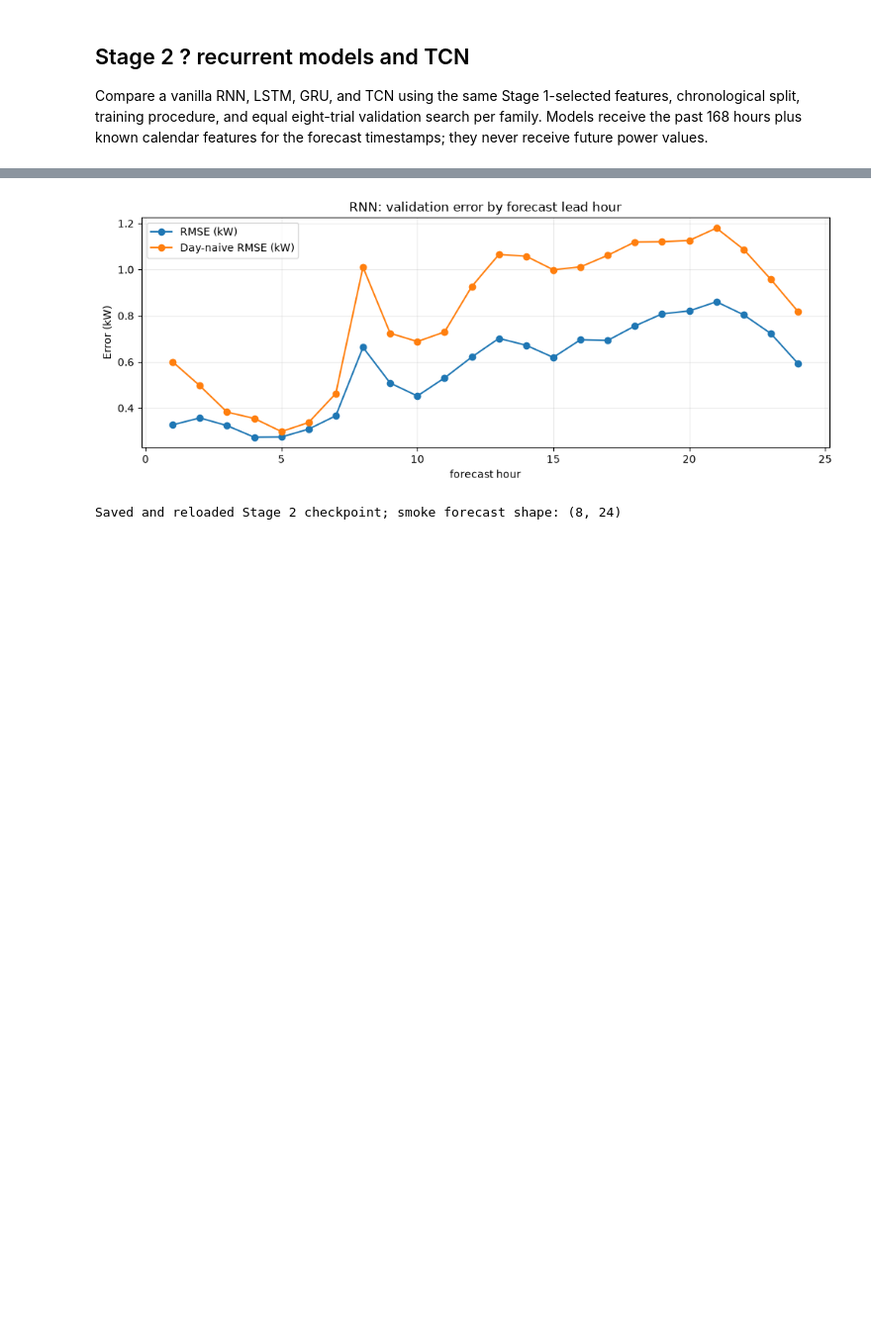
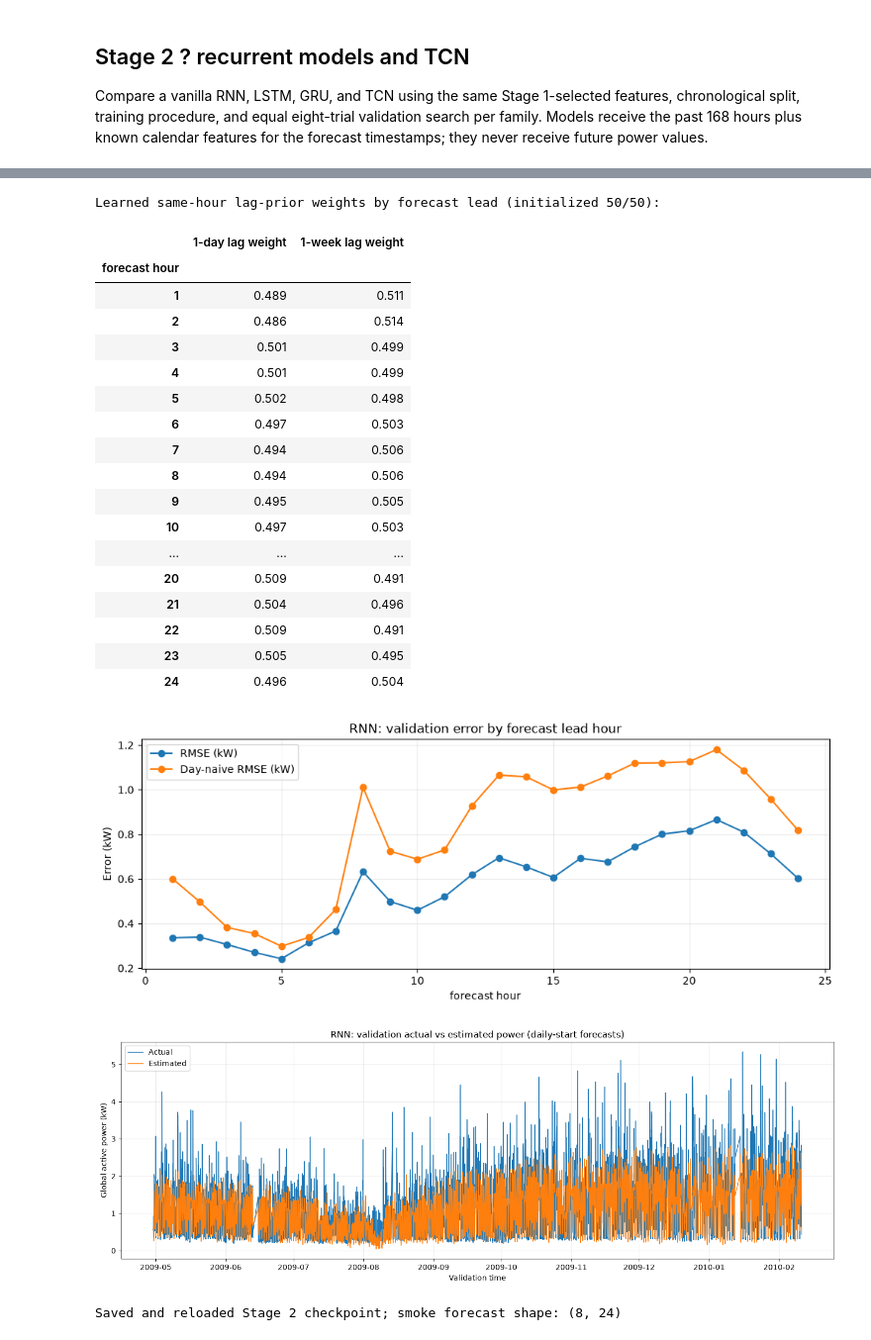
Before and after one commit to ahazen1/AISE4010, a Jupyter notebook: AISE4010_Project_Group11_Stage2.ipynb, the cells around one changed output, grey strips where cells are left out. Shown at 99% size. Drawn from its saved outputs; the diff is of its cells as text; code cells hidden in the pictures; blank space fills up the shorter version.

```diff
--- a/AISE4010_Project_Group11_Stage2.ipynb
+++ b/AISE4010_Project_Group11_Stage2.ipynb
@@ -149,6 +150,8 @@ features['GAP_lag_1d'] = past_gap.shift(DAY).fillna(causal_mean)
 features['GAP_lag_1w'] = past_gap.shift(WEEK).fillna(causal_mean)
 FUTURE_LAG_FEATURES = ['GAP_lag_1d', 'GAP_lag_1w']
 FUTURE_KNOWN_FEATURES = FUTURE_CALENDAR_FEATURES + FUTURE_LAG_FEATURES
+FUTURE_LAG_PRIOR_FEATURES = ['GAP_lag_1d_prior', 'GAP_lag_1w_prior']
+FUTURE_MODEL_FEATURES = FUTURE_KNOWN_FEATURES + FUTURE_LAG_PRIOR_FEATURES
 annual_index = idx - pd.DateOffset(years=1)
 annual_lag = past_gap.reindex(annual_index).to_numpy()
 features['GAP_lag_1y_available'] = np.isfinite(annual_lag).astype(float)
@@ -592,11 +612,34 @@ stage2_horizon_errors = pd.DataFrame(lead_rows).set_index('forecast hour')
 print(f'Selected {stage2_family} using validation daily-start RMSE: {stage2_best["val RMSE (daily starts)"]:.4f} kW')
 print('Validation lead-hour errors and same-hour-yesterday baseline (midnight-origin forecasts):')
 display(stage2_horizon_errors.round(4))
+lag_weights = torch.softmax(stage2_tuned.lag_weight_logits.detach(), dim=-1).cpu().numpy()
+stage2_lag_weights = pd.DataFrame(
+    lag_weights, index=pd.Index(range(1, HORIZON + 1), name='forecast hour'),
+    columns=['1-day lag weight', '1-week lag weight'],
+)
+print('Learned same-hour lag-prior weights by forecast lead (initialized 50/50):')
+display(stage2_lag_weights.round(3))
 stage2_horizon_errors[['RMSE (kW)', 'Day-naive RMSE (kW)']].plot(
     figsize=(10, 4), marker='o', title=f'{stage2_family}: validation error by forecast lead hour'
 )
 plt.ylabel('Error (kW)')
 plt.grid(True, alpha=0.25)
+plt.tight_layout()
+plt.show()
+
+daily_val_predictions = prediction_kw[daily_rows]
+daily_val_actuals = Y_kw['val'][daily_rows]
+daily_val_times = features.index[target_hours[daily_rows].reshape(-1)]
+daily_val_measured = measured['val'][daily_rows].reshape(-1)
+fig, ax = plt.subplots(figsize=(14, 5))
+ax.plot(daily_val_times[daily_val_measured], daily_val_actuals.reshape(-1)[daily_val_measured],
+        label='Actual', linewidth=1)
+ax.plot(daily_val_times[daily_val_measured], daily_val_predictions.reshape(-1)[daily_val_measured],
+        label='Estimated', linewidth=1)
+ax.set(title=f'{stage2_family}: validation actual vs estimated power (daily-start forecasts)',
+       xlabel='Validation time', ylabel='Global active power (kW)')
+ax.grid(True, alpha=0.25)
+ax.legend()
 plt.tight_layout()
 plt.show()
 
@@ -614,6 +657,9 @@ torch.save({
     'target': TARGET,
     'features': FEATURES,
     'future_known_features': FUTURE_KNOWN_FEATURES,
+    'future_model_features': FUTURE_MODEL_FEATURES,
+    'future_lag_prior_features': FUTURE_LAG_PRIOR_FEATURES,
+    'lag_prior_initial_weights': [0.5, 0.5],
     'x_mean': x_scaler.mean_.tolist(),
     'x_scale': x_scaler.scale_.tolist(),
 }, 'models/stage2_best.pt')
@@ -651,2 +697,22 @@ Validation lead-hour errors and same-hour-yesterday baseline (midnight-origin fo
+Learned same-hour lag-prior weights by forecast lead (initialized 50/50):
+|  | 1-day lag weight | 1-week lag weight |
+| forecast hour |  |  |
+| 1 | 0.489 | 0.511 |
+| 2 | 0.486 | 0.514 |
+| 3 | 0.501 | 0.499 |
+| 4 | 0.501 | 0.499 |
+| 5 | 0.502 | 0.498 |
+| 6 | 0.497 | 0.503 |
+| 7 | 0.494 | 0.506 |
+| 8 | 0.494 | 0.506 |
+| 9 | 0.495 | 0.505 |
+| 10 | 0.497 | 0.503 |
+| ... | ... | ... |
+| 20 | 0.509 | 0.491 |
+| 21 | 0.504 | 0.496 |
+| 22 | 0.509 | 0.491 |
+| 23 | 0.505 | 0.495 |
+| 24 | 0.496 | 0.504 |
-[figure, old version]
+[figure, new version]
-Saved and reloaded Stage 2 checkpoint; smoke forecast shape: (8, 24)
+[figure, added]
+Saved and reloaded Stage 2 checkpoint; smoke forecast shape: (8, 24)
```
Also changed, not shown: parts of 7 cells of this notebook.
